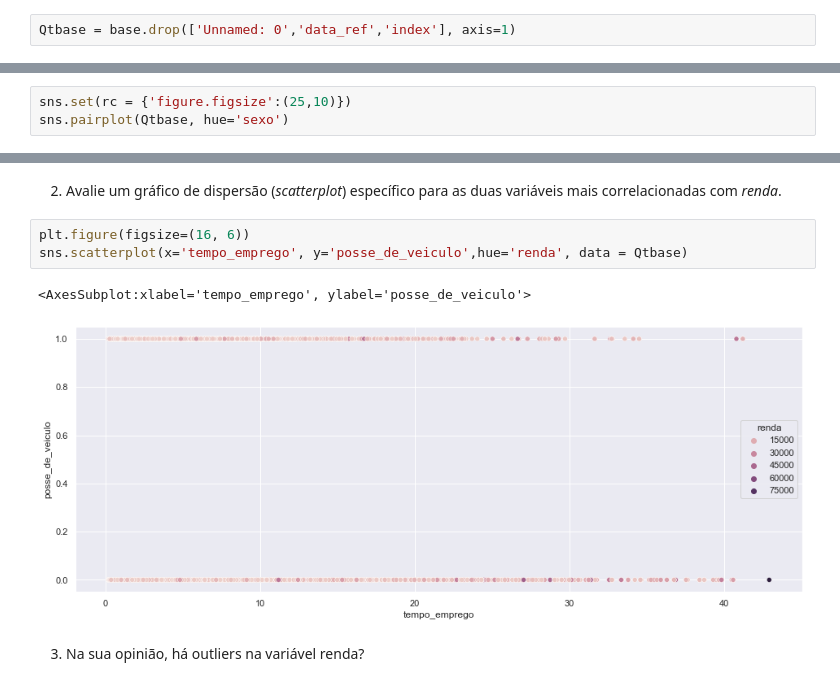
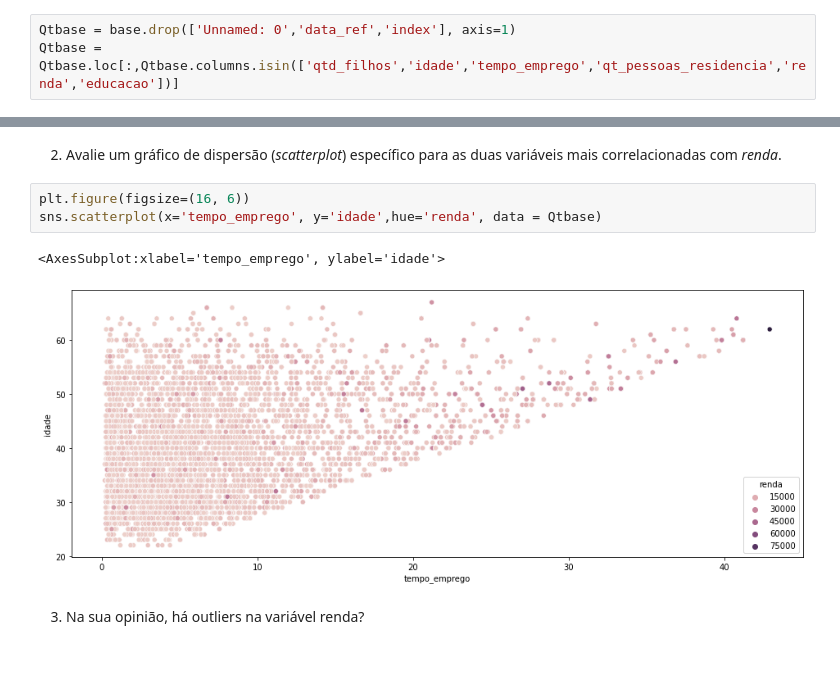
Before and after one commit to IlsF33/EBAC, a Jupyter notebook: Profissão-Cientista de Dados_M10_support material_assignment01.ipynb, the cells around one changed output, grey strips where cells are left out. Drawn from its saved outputs; the diff is of its cells as text; blank space fills up the shorter version.

```diff
--- a/Profissão-Cientista de Dados_M10_support material_assignment01.ipynb
+++ b/Profissão-Cientista de Dados_M10_support material_assignment01.ipynb
@@ -36,6 +36,7 @@ base
 15000 rows × 16 columns
 # %%
 Qtbase = base.drop(['Unnamed: 0','data_ref','index'], axis=1)
+Qtbase = Qtbase.loc[:,Qtbase.columns.isin(['qtd_filhos','idade','tempo_emprego','qt_pessoas_residencia','renda','educacao'])]
 # %%
 Qtbase['educacao'].unique()
 # %% [output]
@@ -98,3 +88,0 @@ Qtbase.corr()
-# %%
-sns.set(rc = {'figure.figsize':(25,10)})
-sns.pairplot(Qtbase, hue='sexo')
@@ -110,10 +101,10 @@ sns.pairplot(Qtbase, hue='sexo')
 2) Avalie um gráfico de dispersão (*scatterplot*) específico para as duas variáveis mais correlacionadas com *renda*.
 # %%
 plt.figure(figsize=(16, 6))
-sns.scatterplot(x='tempo_emprego', y='posse_de_veiculo',hue='renda', data = Qtbase)
+sns.scatterplot(x='tempo_emprego', y='idade',hue='renda', data = Qtbase)
 # %% [output]
-<AxesSubplot:xlabel='tempo_emprego', ylabel='posse_de_veiculo'>
+<AxesSubplot:xlabel='tempo_emprego', ylabel='idade'>
-[figure, old version]
+[figure, new version]
 # %% [markdown]
 3) Na sua opinião, há outliers na variável renda?
 # %% [markdown]
```
Also changed, not shown: parts of 9 cells of this notebook.
